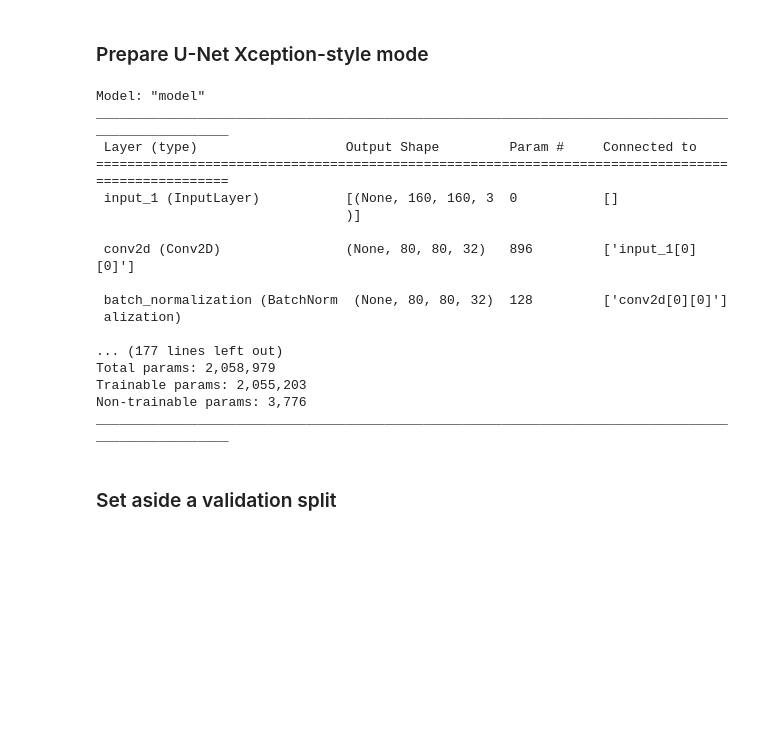
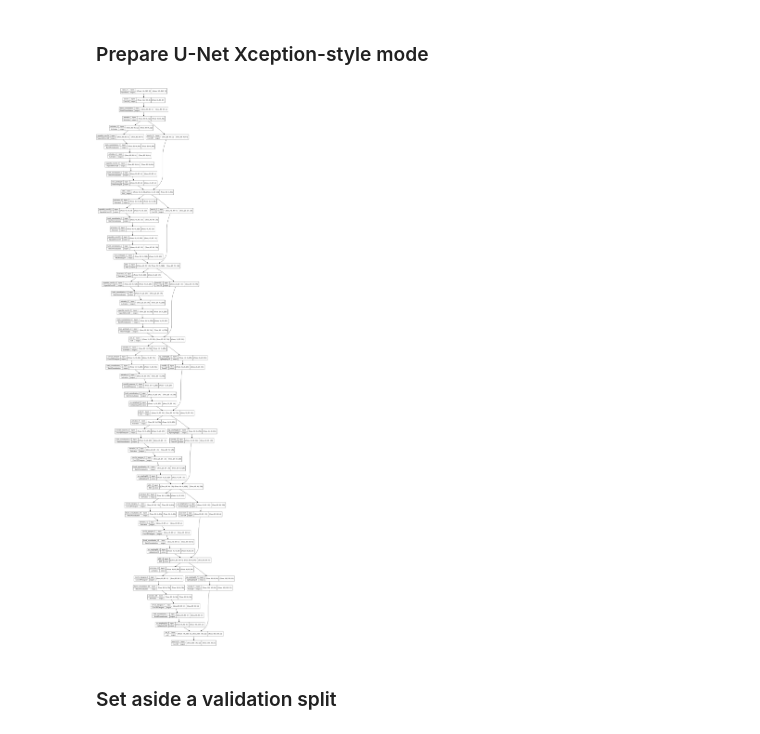
Before and after one commit to theclassofai/Deep_Learning_Python, a Jupyter notebook: ImageSegmentation_Keras.ipynb, the cells around one changed output. Saved outputs shown, nothing was run; the diff lists cells and outputs as text; code cells hidden in the pictures; blank space fills up the shorter version.

```diff
--- a/ImageSegmentation_Keras.ipynb
+++ b/ImageSegmentation_Keras.ipynb
@@ -139,6 +139,7 @@ class OxfordPets(keras.utils.Sequence):
 # %%
 from tensorflow.keras import layers
 from tensorflow import keras
+from keras.utils.vis_utils import plot_model
 
 
 def get_model(img_size, num_classes):
@@ -178,51 +179,36 @@ def get_model(img_size, num_classes):
         x = layers.Activation("relu")(x)
         x = layers.Conv2DTranspose(filters, 3, padding="same")(x)
         x = layers.BatchNormalization()(x)
 
         x = layers.Activation("relu")(x)
         x = layers.Conv2DTranspose(filters, 3, padding="same")(x)
         x = layers.BatchNormalization()(x)
 
         x = layers.UpSampling2D(2)(x)
 
         # Project residual
         residual = layers.UpSampling2D(2)(previous_block_activation)
         residual = layers.Conv2D(filters, 1, padding="same")(residual)
         x = layers.add([x, residual])  # Add back residual
         previous_block_activation = x  # Set aside next residual
 
     # Add a per-pixel classification layer
     outputs = layers.Conv2D(num_classes, 3, activation="softmax", padding="same")(x)
 
     # Define the model
     model = keras.Model(inputs, outputs)
     return model
 
 
 # Free up RAM in case the model definition cells were run multiple times
 keras.backend.clear_session()
 
 # Build model
 model = get_model(img_size, num_classes)
-model.summary()
+# model.summary()
+plot_model(model, to_file='model_plot.png', show_shapes=True, show_layer_names=True)
 # %% [output]
-Model: "model"
-__________________________________________________________________________________________________
- Layer (type)                   Output Shape         Param #     Connected to
-==================================================================================================
- input_1 (InputLayer)           [(None, 160, 160, 3  0           []
-                                )]
-
- conv2d (Conv2D)                (None, 80, 80, 32)   896         ['input_1[0][0]']
-
- batch_normalization (BatchNorm  (None, 80, 80, 32)  128         ['conv2d[0][0]']
- alization)
-
-... (177 lines left out)
-Total params: 2,058,979
-Trainable params: 2,055,203
-Non-trainable params: 3,776
-__________________________________________________________________________________________________
+[figure, added]
 # %% [markdown]
 ### Set aside a validation split
 # %%
```
Also changed, not shown: parts of 3 cells of this notebook.
